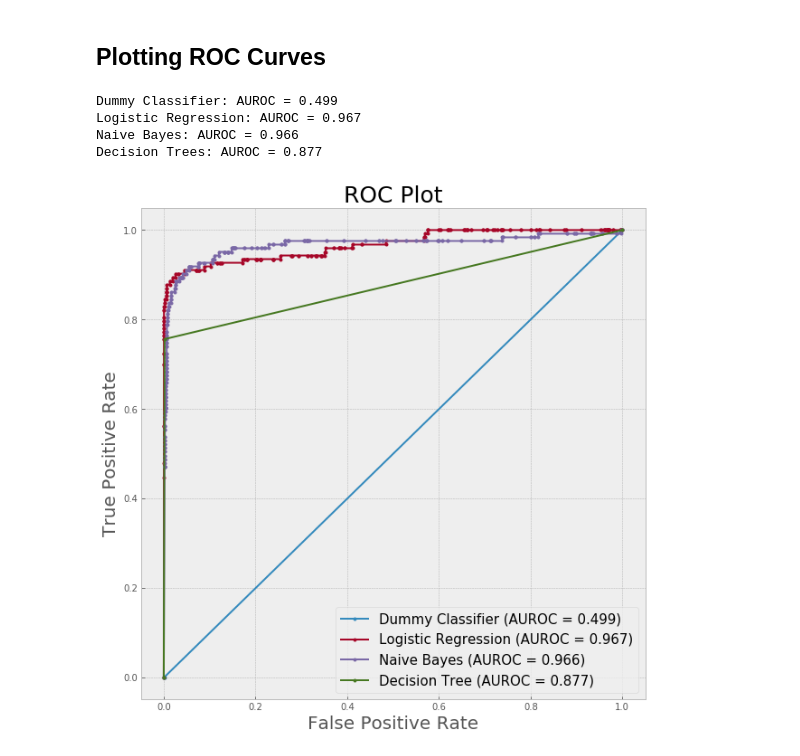
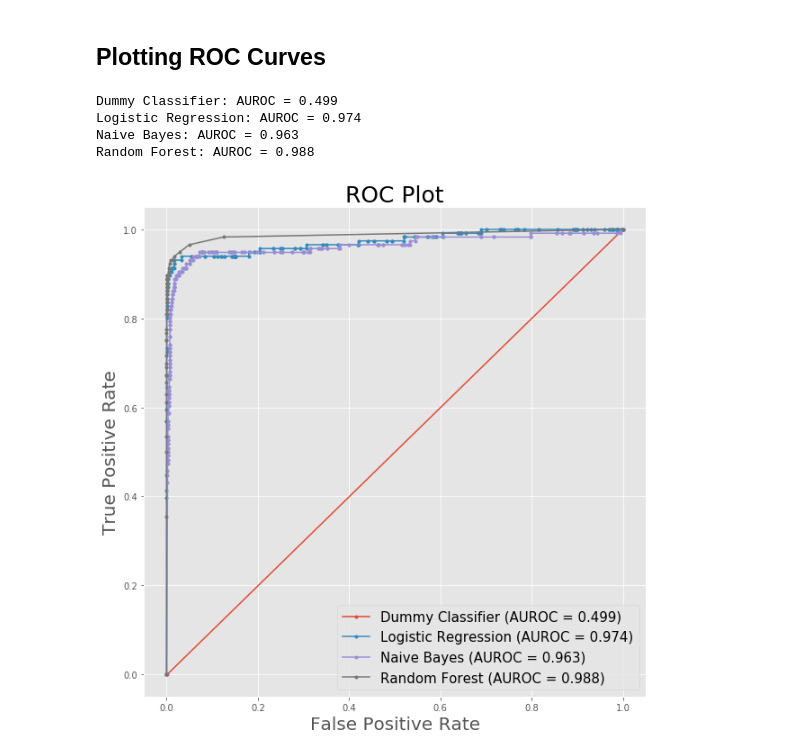
Before and after one commit to plolla/Credit-Card-Fraud-Detection, a Jupyter notebook: Credit Card Fraud Detection.ipynb, the cells around one changed output. Saved outputs shown, nothing was run; the diff lists cells and outputs as text; code cells hidden in the pictures.

```diff
--- a/Credit Card Fraud Detection.ipynb
+++ b/Credit Card Fraud Detection.ipynb
@@ -236,6 +281,5 @@ weighted avg       1.00      0.99      1.00     71202
 # %%
-#Fitting model
-from sklearn.tree import DecisionTreeClassifier
-dt = DecisionTreeClassifier(criterion = 'gini', random_state = 12)
-dt.fit(X_train_smote, y_train_smote)
+from sklearn.ensemble import RandomForestClassifier
+rf = RandomForestClassifier(criterion = 'gini')
+rf.fit(X_train_smote, y_train_smote)
 # %% [output]
@@ -266,49 +310,48 @@ weighted avg       1.00      1.00      1.00     71202
 ## Plotting ROC Curves
 # %%
 #Estimated Probabilities
-
 dc_probs = dc.predict_proba(X_test)[:,1]
 lr_probs = lr_smote.predict_proba(X_test)[:,1]
 nb_probs = nb.predict_proba(X_test)[:,1]
-dt_probs = dt.predict_proba(X_test)[:,1]
+rf_probs = rf.predict_proba(X_test)[:,1]
 # %%
 #AUROC for each method
 dc_auc = roc_auc_score(y_test, dc_probs)
 lr_auc = roc_auc_score(y_test, lr_probs)
 nb_auc = roc_auc_score(y_test, nb_probs)
-dt_auc = roc_auc_score(y_test, dt_probs)
+rf_auc = roc_auc_score(y_test, rf_probs)
 # %%
 print('Dummy Classifier: AUROC = %.3f' % (dc_auc))
 print('Logistic Regression: AUROC = %.3f' % (lr_auc))
 print('Naive Bayes: AUROC = %.3f' % (nb_auc))
-print('Decision Trees: AUROC = %.3f' % (dt_auc))
+print('Random Forest: AUROC = %.3f' % (rf_auc))
 # %% [output]
 Dummy Classifier: AUROC = 0.499
-Logistic Regression: AUROC = 0.967
-Naive Bayes: AUROC = 0.966
-Decision Trees: AUROC = 0.877
+Logistic Regression: AUROC = 0.974
+Naive Bayes: AUROC = 0.963
+Random Forest: AUROC = 0.988
 # %%
 #Setting true/false positive rates
 dc_fp, dc_tp,_ = roc_curve(y_test, dc_probs)
 lr_fp, lr_tp,_ = roc_curve(y_test, lr_probs)
 nb_fp, nb_tp,_ = roc_curve(y_test, nb_probs)
-dt_fp, dt_tp,_ = roc_curve(y_test, dt_probs)
+rf_fp, rf_tp,_ = roc_curve(y_test, rf_probs)
 # %%
 #Plotting Data
 fig = plt.figure(figsize=(10,10))
 plt.plot(dc_fp, dc_tp, marker='.', label='Dummy Classifier (AUROC = %0.3f)' % dc_auc)
 plt.plot(lr_fp, lr_tp, marker='.', label='Logistic Regression (AUROC = %0.3f)' % lr_auc)
 plt.plot(nb_fp, nb_tp, marker='.', label='Naive Bayes (AUROC = %0.3f)' % nb_auc)
-plt.plot(dt_fp, dt_tp, marker='.', label='Decision Tree (AUROC = %0.3f)' % dt_auc)
+plt.plot(rf_fp, rf_tp, marker='.', label='Random Forest (AUROC = %0.3f)' % rf_auc)
 
 # Title
 plt.title('ROC Plot', fontsize = 25)
 # Axis labels
 plt.xlabel('False Positive Rate', fontsize = 20)
 plt.ylabel('True Positive Rate', fontsize = 20)
 # Show legend
 plt.legend(fontsize = 15)
 # Show plot
 plt.show()
 # %% [output]
-[figure, old version]
+[figure, new version]
```
Also changed, not shown: parts of 32 cells of this notebook.
